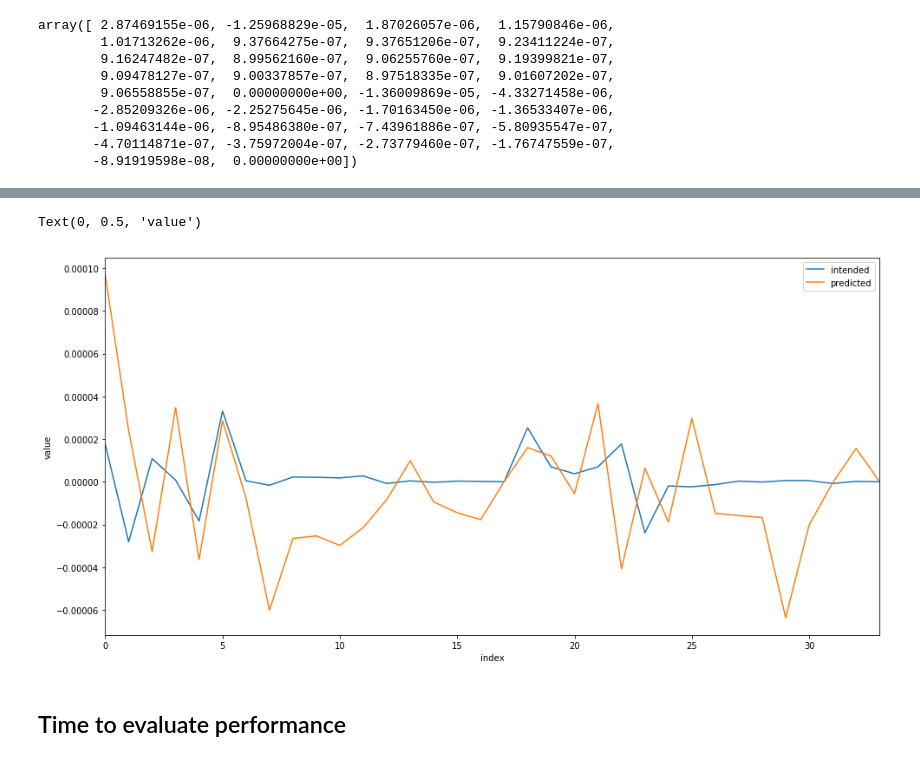
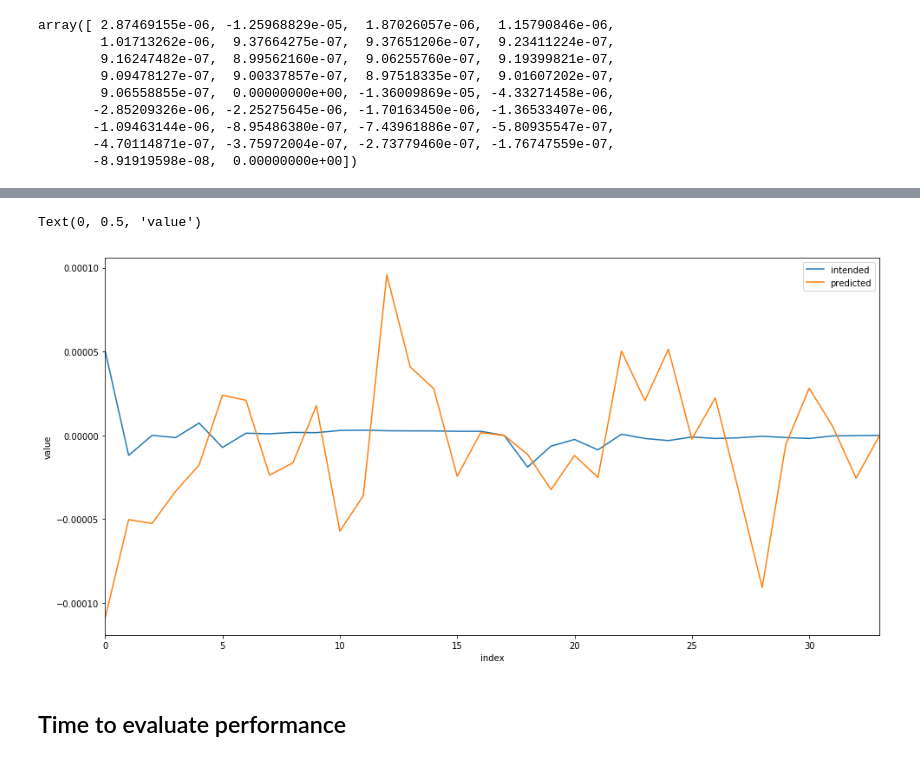
Before and after one commit to naissur/lextac-amp-modelling, a Jupyter notebook: mvp.ipynb, the cells around one changed output, grey strips where cells are left out. Drawn from its saved outputs; the diff is of its cells as text; code cells hidden in the pictures.

```diff
--- a/mvp.ipynb
+++ b/mvp.ipynb
@@ -269,7 +385,11 @@ y_train[0], y_train[1]
  Name: L, dtype: int16)
 # %%
-y_test = list(map(lambda wnd: y_test_raw[wnd], y_test_wnd))
-y_test[0], y_test[1]
+y_test = (
+    list(map(lambda wnd: y_test_c_raw[wnd], y_test_c_wnd)) +
+    list(map(lambda wnd: y_test_n_raw[wnd], y_test_n_wnd))
+)
+
+y_test[0], y_test[-1]
 # %% [output]
 (2041992    1572
  2041993     314
@@ -370,6 +490,6 @@ pd.Series(y_te_n[100]).plot.line()
 
 The plan is to apply FFT, and take the freqs and amplitudes of first N peaks, feeding it into NN
 # %%
-test_wnd = X_te[0]
+test_wnd = X_te[-1]
 test_wnd
 # %% [output]
@@ -477,7 +596,8 @@ def extract_fft_features(wnd, N_PEAKS):
     # Apply FFT
 
     freq = rfftfreq(N_WINDOW_POINTS, 1./FD)
-    max_freq = freq[-1]
+    max_freq = FD / 2
+
 
     fft = rfft(wnd)
 
@@ -486,7 +606,7 @@ def extract_fft_features(wnd, N_PEAKS):
     index = []
 
     for i in range(0, len(fft)):
-        index = index + [(i / len(fft))]
+        index = index + [(i / (len(fft) - 1))]
 
     df.index = index
 
@@ -710,5 +849,5 @@ model.compile(loss='mean_squared_error',
 # %%
 %%time
 
-history = model.fit(X_tr_f, y_tr_f, batch_size=32, epochs=6, verbose=1)
+history = model.fit(X_tr_f, y_tr_f, batch_size=32, epochs=2, verbose=1)
 # %% [output]
@@ -776,24 +906,24 @@ array([ 9.6908094e-05,  2.3934459e-05, -3.2686577e-05,  3.4690602e-05,
 # %%
 from scipy.signal import savgol_filter
 
 (fig, ax) = plt.subplots(figsize=(16, 8))
 
-I = 210
+I = 215
 
-pd.Series(y_tr_f[I]).plot.line(ax=ax, label='intended')
+pd.Series(y_te_f[I]).plot.line(ax=ax, label='intended')
 
-pred = pd.Series(predict(model, X_tr_f[I]))
+pred = pd.Series(predict(model, X_te_f[I]))
 
 pred.plot.line(ax=ax, label='predicted')
 
 # pd.Series(savgol_filter(pred, 5, 3)).plot.line(ax=ax, label='savgol(predicted)')
 
 ax.legend(loc="upper right")
 ax.set_xlabel('index')
 ax.set_ylabel('value')
 # %% [output]
 Text(0, 0.5, 'value')
-[figure, old version]
+[figure, new version]
 # %% [markdown]
 ## Time to evaluate performance
 # %%
```
Also changed, not shown: parts of 64 cells of this notebook.
